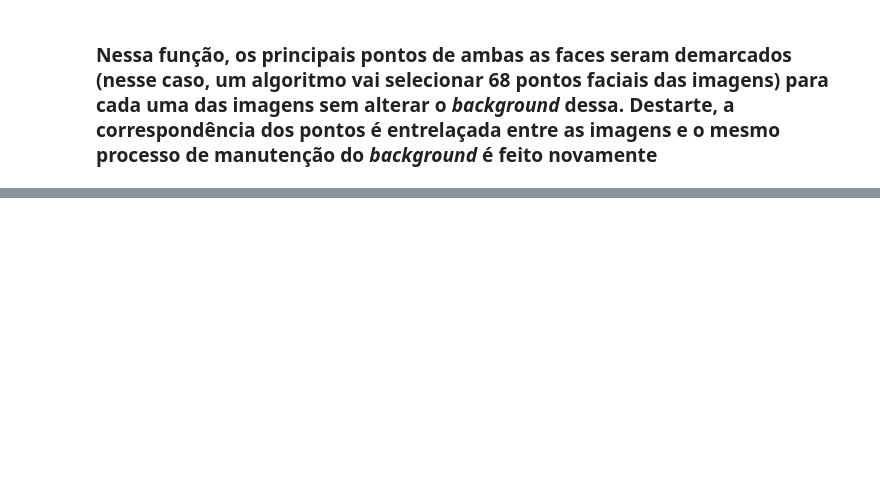
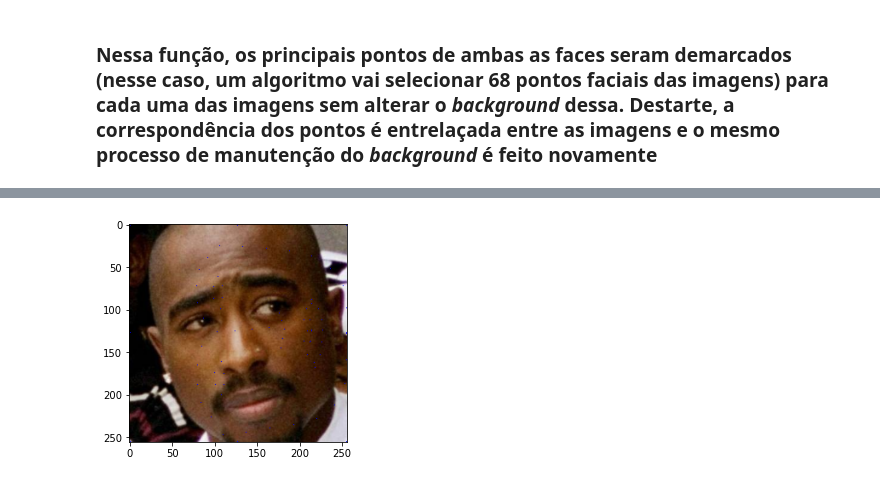
Before and after one commit to lucasmsa/pdi-ufpb, a Jupyter notebook: Untitled.ipynb, the cells around one changed output, grey strips where cells are left out. Cells and saved outputs as stored; diff of their text form; code cells hidden in the pictures; blank space fills up the shorter version.

Commit message:
make face-detection polygons work

```diff
--- a/Untitled.ipynb
+++ b/Untitled.ipynb
@@ -80,2 +110,17 @@ show_multiple_images([face_1, morph_with_ghosting, face_2], 1, 3, 'Faces morph w
 # %% [markdown]
 ### Visando corrigir a problemática, faz-se necessário corrigir a parte geométrica das imagens, o efeito de ghosting ocorre porque o alinhamento entre os elementos faciais das pessoas da foto não está ideal. Para alinhar as formas entre o input (duas imagens) e o output (imagem morfada) estejam sendo bem correspondidas nos frames pré-output. Para cada par de ponto cedido, calcula-se uma nova localização do ponto correspondente em cada frame morfado para criar uma média do formato deformado da imagem
+# %%
+def paint_face_landmarks(img_1, face_landmarks):
+    painted_image = img_1.copy()
+    width, height, _ = img_1.shape
+    for key, landmark in face_landmarks.items():
+        for pixel in landmark:
+            for i in range(-15, 15):
+                if pixel[0] < width and pixel[1] < height:
+                    painted_image[pixel[0] + i, pixel[1] + i] = (255, 0, 0)
+
+    show_image(painted_image)
+
+face_landmarks_list = face_recognition.face_landmarks(img_1)
+print(face_landmarks_list)
+paint_face_landmarks(img_1, face_landmarks_list[0])
@@ -97,7 +145,9 @@ def extract_face_landmarks(img, detector, predictor, correspondance, size, filen
         for i in range(68):
             x = shape.part(i).x
             y = shape.part(i).y
-            print(x, y)
+            print(x,y, shape.part(i))
+            if x >= size[0]: x = size[0] - 1
+            if y >= size[1]: y = size[1] - 1
             landmarks_list.append((x, y))
             correspondance[i][0] += x
             correspondance[i][1] += y
@@ -166,10 +215,11 @@ NameError: name 'corresp' is not defined
 # %%
 def paint_face_landmarks(img_1, correspondance_points):
     new_img = img_1.copy()
     for pixel in correspondance_points['first']:
-        print(pixel)
-        new_img[pixel[0], pixel[1]] = (0, 255, 0)
+        new_img[pixel[0], pixel[1]] = (255, 0, 0)
 
     show_image(new_img)
 
-paint_face_landmarks(face_1, correspondance_points)
+paint_face_landmarks(face_2, correspondance_points)
+# %% [output]
+[figure, added]
```
Also changed, not shown: parts of 6 cells of this notebook, 4 other files.
